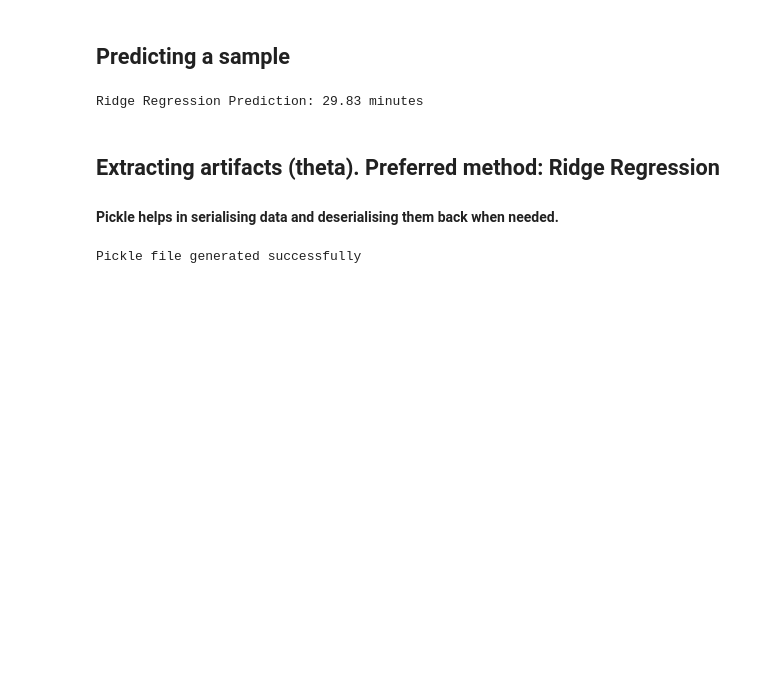
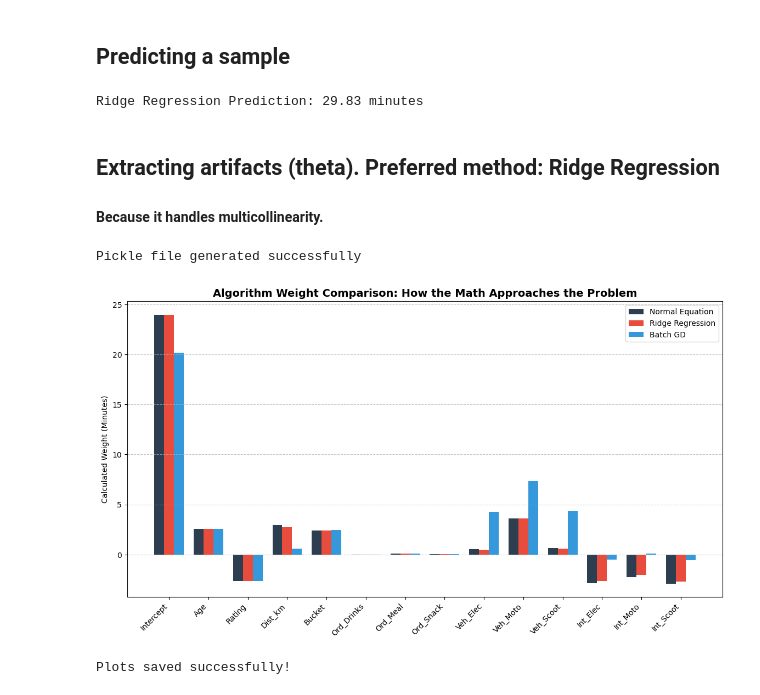
Before and after one commit to Sathwik-007/Food-Delivery-Time-Estimation, a Jupyter notebook: Project.ipynb, the cells around one changed output. Saved outputs shown, nothing was run; the diff lists cells and outputs as text; code cells hidden in the pictures; blank space fills up the shorter version.

```diff
--- a/Project.ipynb
+++ b/Project.ipynb
@@ -354,7 +354,7 @@ print("Ridge Regression Prediction:", rr.round(2), "minutes")
 Ridge Regression Prediction: 29.83 minutes
 # %% [markdown]
 ## Extracting artifacts (theta). Preferred method: Ridge Regression
-#### Pickle helps in serialising data and deserialising them back when needed.
+#### Because it handles multicollinearity.
 # %%
 artifacts = {
     "theta": rr_theta,
@@ -369,3 +369,49 @@ with open('model_artifacts.pkl', 'wb') as f:
 print("Pickle file generated successfully")
 # %% [output]
 Pickle file generated successfully
+# %%
+import matplotlib.pyplot as plt
+import numpy as np
+
+# --- Data Setup ---
+# Feature names for the X-axis
+features = ['Intercept', 'Age', 'Rating', 'Dist_km', 'Bucket',
+            'Ord_Drinks', 'Ord_Meal', 'Ord_Snack',
+            'Veh_Elec', 'Veh_Moto', 'Veh_Scoot',
+            'Int_Elec', 'Int_Moto', 'Int_Scoot']
+
+# Assuming your notebook still has these arrays loaded from your final cell
+# If not, you can paste the exact printed arrays here.
+theta_neq = neq_theta
+theta_rr = rr_theta
+theta_bgd = bgd_theta
+
+# ==========================================
+# PLOT 1: Algorithm Coefficient Comparison
+# ==========================================
+x = np.arange(len(features))
+width = 0.25
+
+fig, ax = plt.subplots(figsize=(14, 7))
+rects1 = ax.bar(x - width, theta_neq, width, label='Normal Equation', color='#2c3e50')
+rects2 = ax.bar(x, theta_rr, width, label='Ridge Regression', color='#e74c3c')
+rects3 = ax.bar(x + width, theta_bgd, width, label='Batch GD', color='#3498db')
+
+ax.set_ylabel('Calculated Weight (Minutes)')
+ax.set_title('Algorithm Weight Comparison: How the Math Approaches the Problem', fontsize=14, fontweight='bold')
+ax.set_xticks(x)
+ax.set_xticklabels(features, rotation=45, ha='right')
+ax.legend()
+ax.grid(axis='y', linestyle='--', alpha=0.7)
+
+plt.show()
+
+
+# plt.tight_layout()
+# plt.savefig('model_weights_comparison.png', dpi=300)
+# plt.close()
+
+print("Plots saved successfully!")
+# %% [output]
+[figure, added]
+Plots saved successfully!
```
Also changed, not shown: parts of 3 cells of this notebook, 6 other files.
